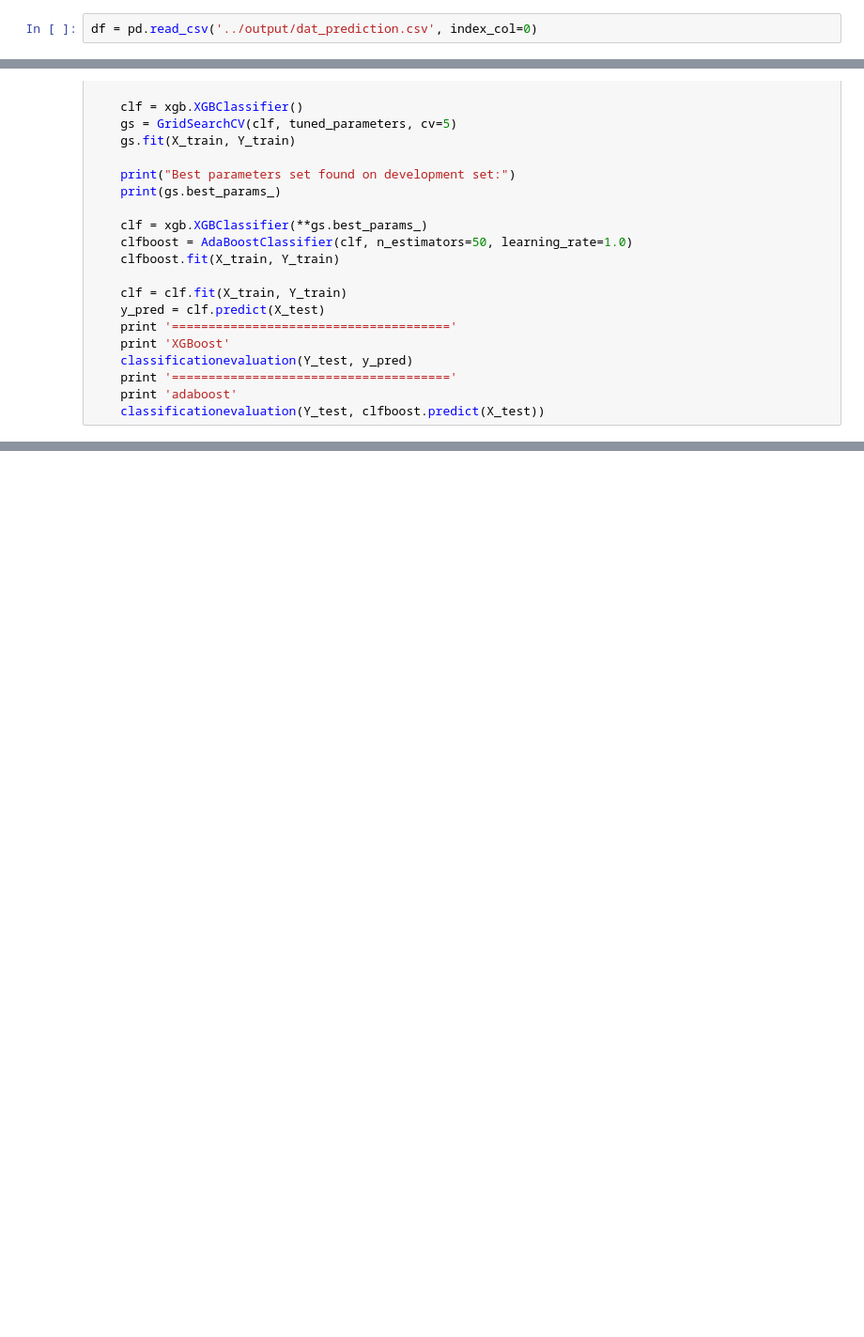
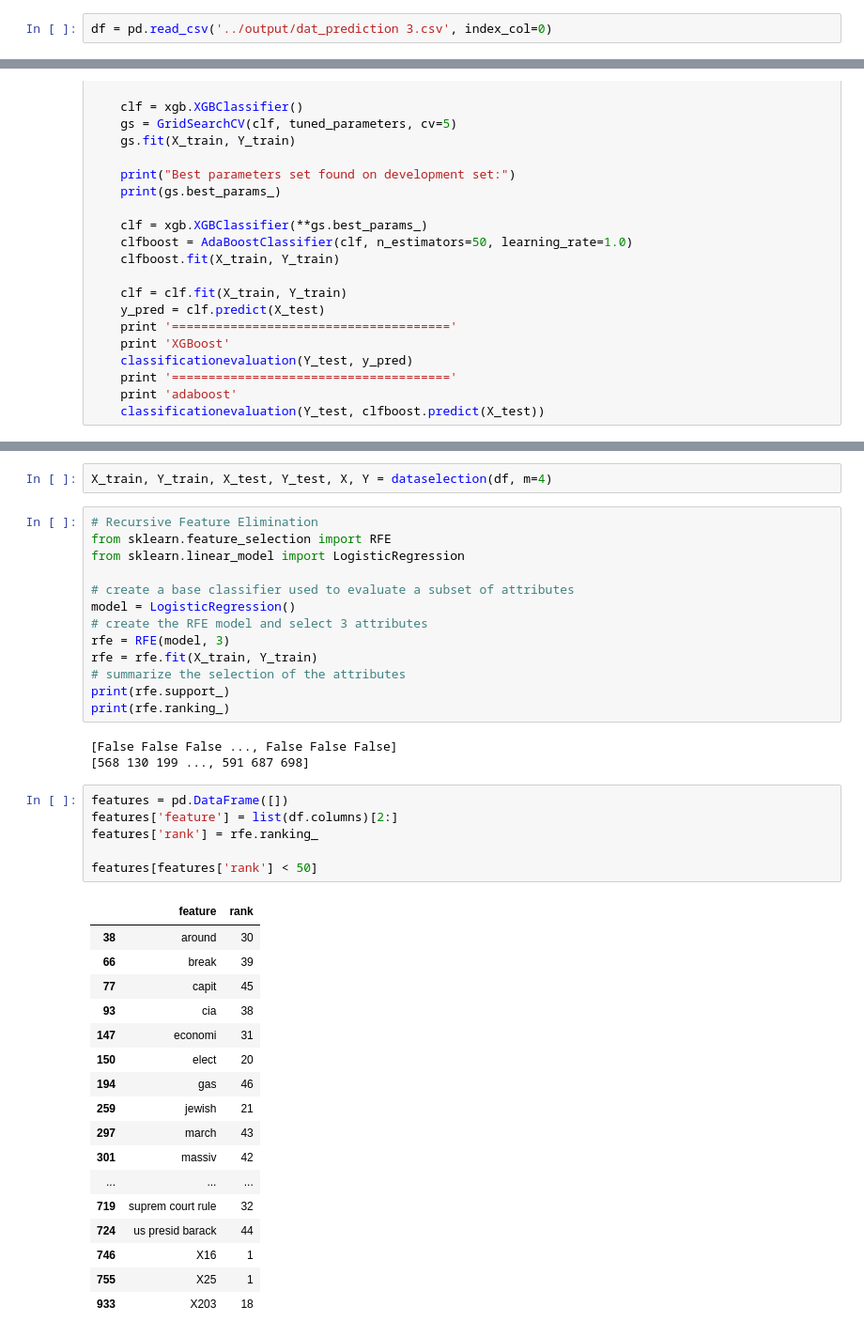
Before and after one commit to TZstatsADS/Fall2016-proj5-grp13, a Jupyter notebook: lib/main.ipynb, the cells around one changed output, grey strips where cells are left out. Shown at 94% size. Saved outputs shown, nothing was run; the diff lists cells and outputs as text; blank space fills up the shorter version.

Commit message:
prediction result

```diff
--- a/lib/main.ipynb
+++ b/lib/main.ipynb
@@ -48,7 +48,7 @@ Using Theano backend.
 ERROR (theano.sandbox.cuda): Failed to compile cuda_ndarray.cu: No module named cuda_ndarray
 WARNING (theano.sandbox.cuda): CUDA is installed, but device gpu is not available  (error: cuda unavailable)
 # %%
-df = pd.read_csv('../output/dat_prediction.csv', index_col=0)
+df = pd.read_csv('../output/dat_prediction 3.csv', index_col=0)
 # %%
 def dataselection(model, m=4):
     model = model.iloc[:,1:]
@@ -246,2 +247,44 @@ Type II error rate:  0.327967806841
 ======================================
 adaboost
+# %%
+X_train, Y_train, X_test, Y_test, X, Y = dataselection(df, m=4)
+# %%
+# Recursive Feature Elimination
+from sklearn.feature_selection import RFE
+from sklearn.linear_model import LogisticRegression
+
+# create a base classifier used to evaluate a subset of attributes
+model = LogisticRegression()
+# create the RFE model and select 3 attributes
+rfe = RFE(model, 3)
+rfe = rfe.fit(X_train, Y_train)
+# summarize the selection of the attributes
+print(rfe.support_)
+print(rfe.ranking_)
+# %% [output]
+[False False False ..., False False False]
+[568 130 199 ..., 591 687 698]
+# %%
+features = pd.DataFrame([])
+features['feature'] = list(df.columns)[2:]
+features['rank'] = rfe.ranking_
+
+features[features['rank'] < 50]
+# %% [output]
+|  | feature | rank |
+| 38 | around | 30 |
+| 66 | break | 39 |
+| 77 | capit | 45 |
+| 93 | cia | 38 |
+| 147 | economi | 31 |
+| 150 | elect | 20 |
+| 194 | gas | 46 |
+| 259 | jewish | 21 |
+| 297 | march | 43 |
+| 301 | massiv | 42 |
+| ... | ... | ... |
+| 719 | suprem court rule | 32 |
+| 724 | us presid barack | 44 |
+| 746 | X16 | 1 |
+| 755 | X25 | 1 |
+| 933 | X203 | 18 |
```
Also changed, not shown: parts of 10 cells of this notebook, 2 other files.
